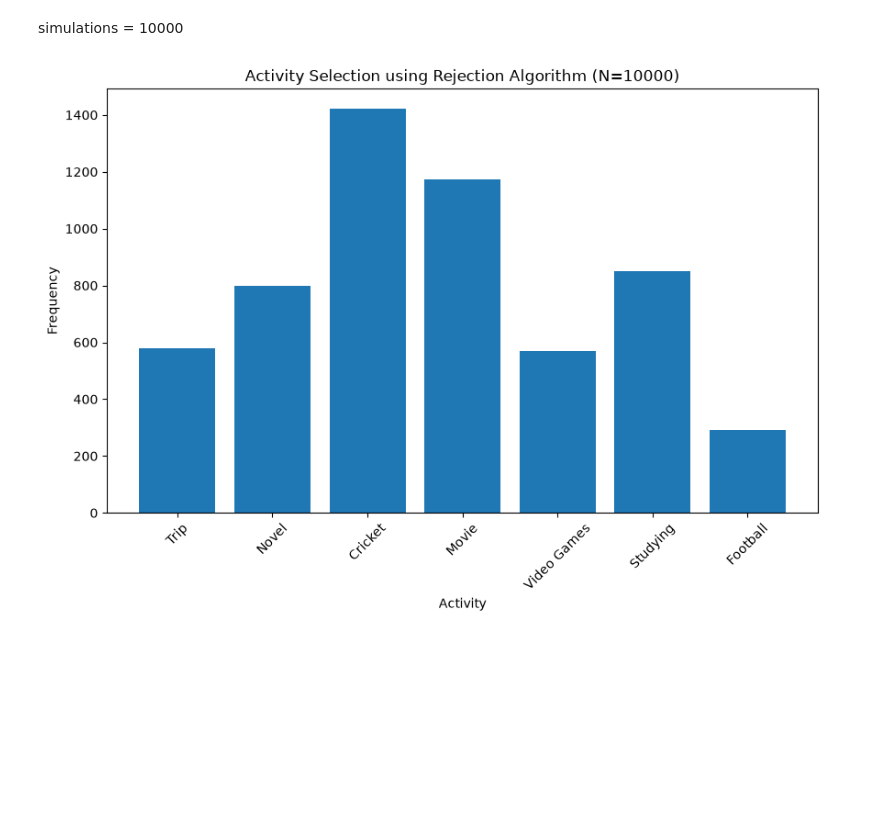
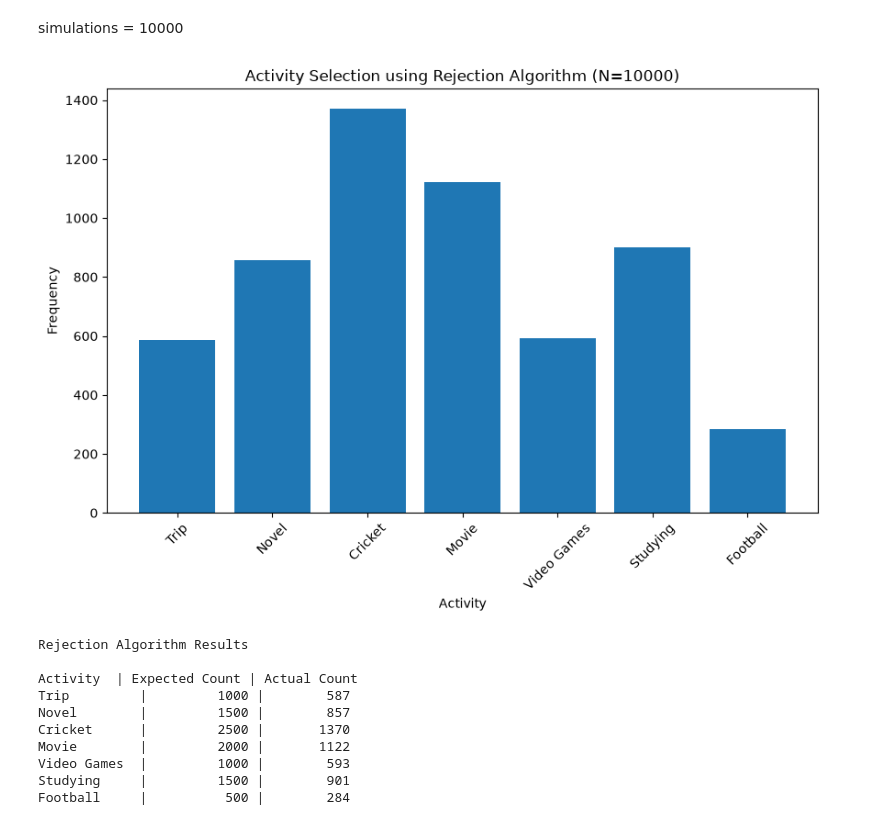
Before and after one commit to pamuduamarasinghe/Computational-Statistical-Mechanics, a Jupyter notebook: CSM03.ipynb, the cells around one changed output. Drawn from its saved outputs; the diff is of its cells as text; code cells hidden in the pictures; blank space fills up the shorter version.

```diff
--- a/CSM03.ipynb
+++ b/CSM03.ipynb
@@ -15,31 +13,48 @@ activities = ['Trip', 'Novel', 'Cricket', 'Movie', 'Video Games', 'Studying', 'F
 probabilities = [0.1, 0.15, 0.25, 0.2, 0.1, 0.15, 0.05]
 
 
 def rejection_sampling(N):
     results=[]
     max_prob = max(probabilities)
 
     for i in range(N):
         u = random.uniform(0,max_prob)
         z = random.randint(0,len(activities)-1)
 
         #acceptance
         if u <= probabilities[z]:
             results.append(activities[z])
 
     return results
 
 N=10000
 Results = rejection_sampling(10000)
 
 plt.figure(figsize=(10,6))
 act_count = [Results.count(act) for act in activities]
 
 plt.bar(activities,act_count)
 plt.title('Activity Selection using Rejection Algorithm (N={0})'.format(N))
 plt.xlabel('Activity')
 plt.ylabel('Frequency')
 plt.xticks(rotation=45)
 plt.show()
+
+print("Rejection Algorithm Results")
+print("\nActivity  | Expected Count | Actual Count")
+for i, act in enumerate(activities):
+    expected = probabilities[i] * N
+    actual = Results.count(act)
+    print("{0:12} | {1:12.0f} | {2:10}".format(act, expected, actual))
 # %% [output]
-[figure, old version]
+[figure, new version]
+Rejection Algorithm Results
+
+Activity  | Expected Count | Actual Count
+Trip         |         1000 |        587
+Novel        |         1500 |        857
+Cricket      |         2500 |       1370
+Movie        |         2000 |       1122
+Video Games  |         1000 |        593
+Studying     |         1500 |        901
+Football     |          500 |        284
```
Also changed, not shown: parts of 3 cells of this notebook.
